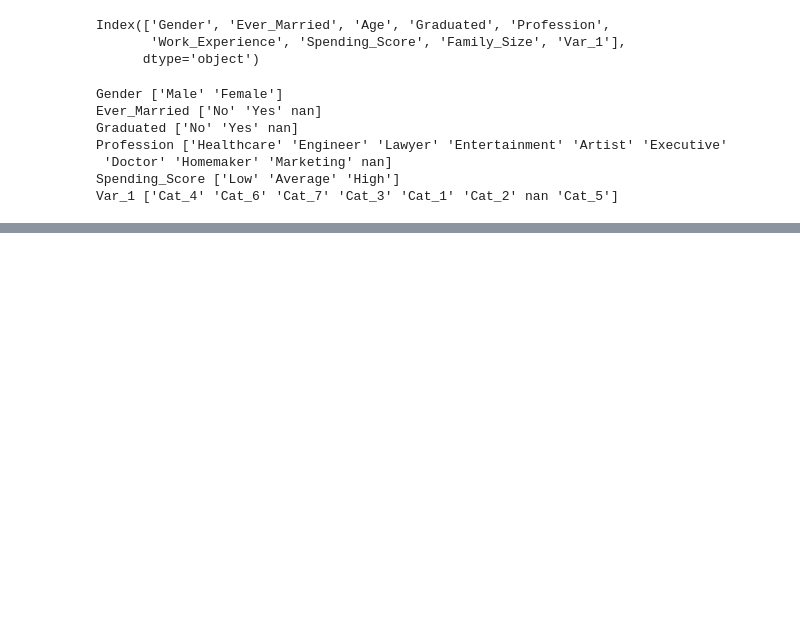
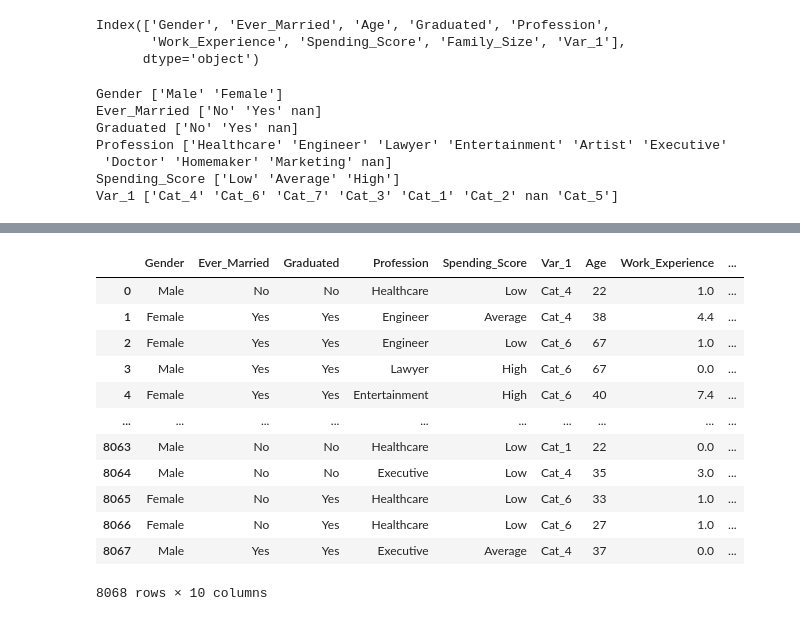
Before and after one commit to leticiafaria7/tools-functions, a Jupyter notebook: clustering/k-prototypes.ipynb, the cells around one changed output, grey strips where cells are left out. Drawn from its saved outputs; the diff is of its cells as text; code cells hidden in the pictures; blank space fills up the shorter version.

```diff
--- a/clustering/k-prototypes.ipynb
+++ b/clustering/k-prototypes.ipynb
@@ -92,0 +297,16 @@ Var_1 ['Cat_4' 'Cat_6' 'Cat_7' 'Cat_3' 'Cat_1' 'Cat_2' nan 'Cat_5']
+# %%
+data
+# %% [output]
+|  | Gender | Ever_Married | Graduated | Profession | Spending_Score | Var_1 | Age | Work_Experience | ... |
+| 0 | Male | No | No | Healthcare | Low | Cat_4 | 22 | 1.0 | ... |
+| 1 | Female | Yes | Yes | Engineer | Average | Cat_4 | 38 | 4.4 | ... |
+| 2 | Female | Yes | Yes | Engineer | Low | Cat_6 | 67 | 1.0 | ... |
+| 3 | Male | Yes | Yes | Lawyer | High | Cat_6 | 67 | 0.0 | ... |
+| 4 | Female | Yes | Yes | Entertainment | High | Cat_6 | 40 | 7.4 | ... |
+| ... | ... | ... | ... | ... | ... | ... | ... | ... | ... |
+| 8063 | Male | No | No | Healthcare | Low | Cat_1 | 22 | 0.0 | ... |
+| 8064 | Male | No | No | Executive | Low | Cat_4 | 35 | 3.0 | ... |
+| 8065 | Female | No | Yes | Healthcare | Low | Cat_6 | 33 | 1.0 | ... |
+| 8066 | Female | No | Yes | Healthcare | Low | Cat_6 | 27 | 1.0 | ... |
+| 8067 | Male | Yes | Yes | Executive | Average | Cat_4 | 37 | 0.0 | ... |
+8068 rows × 10 columns
```
Also changed, not shown: parts of 23 cells of this notebook.
